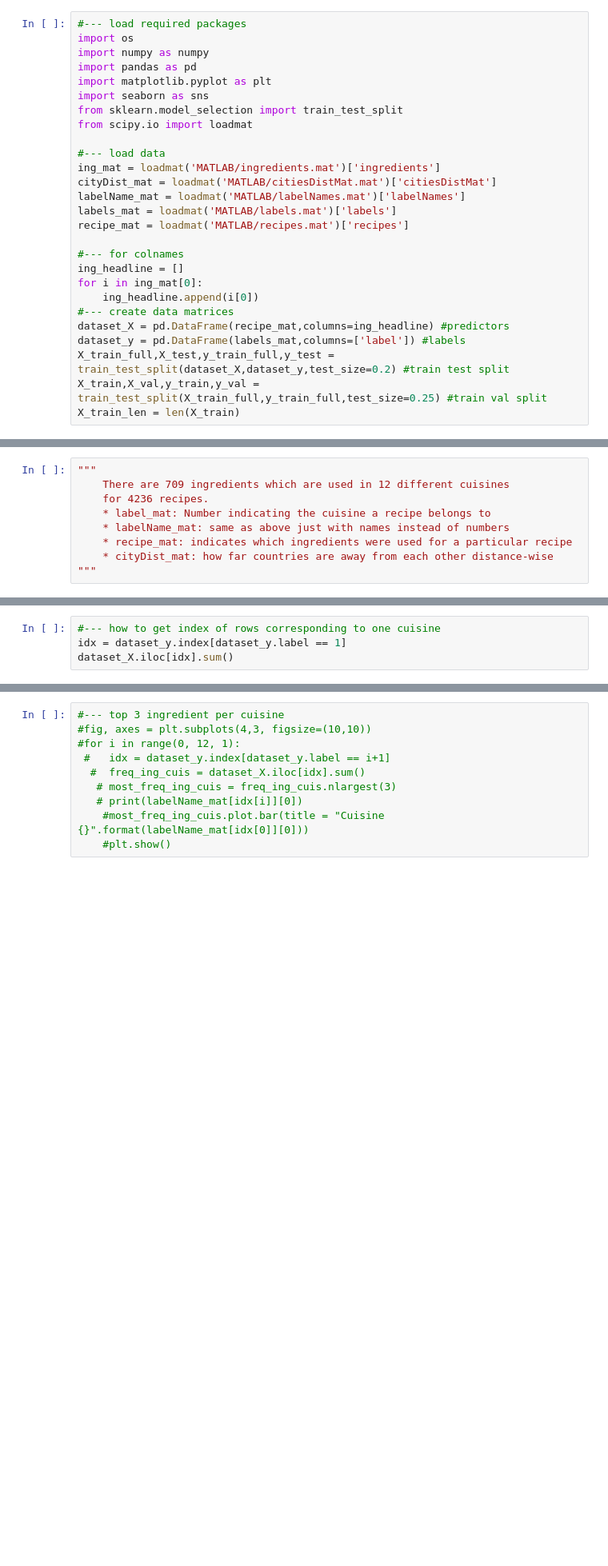
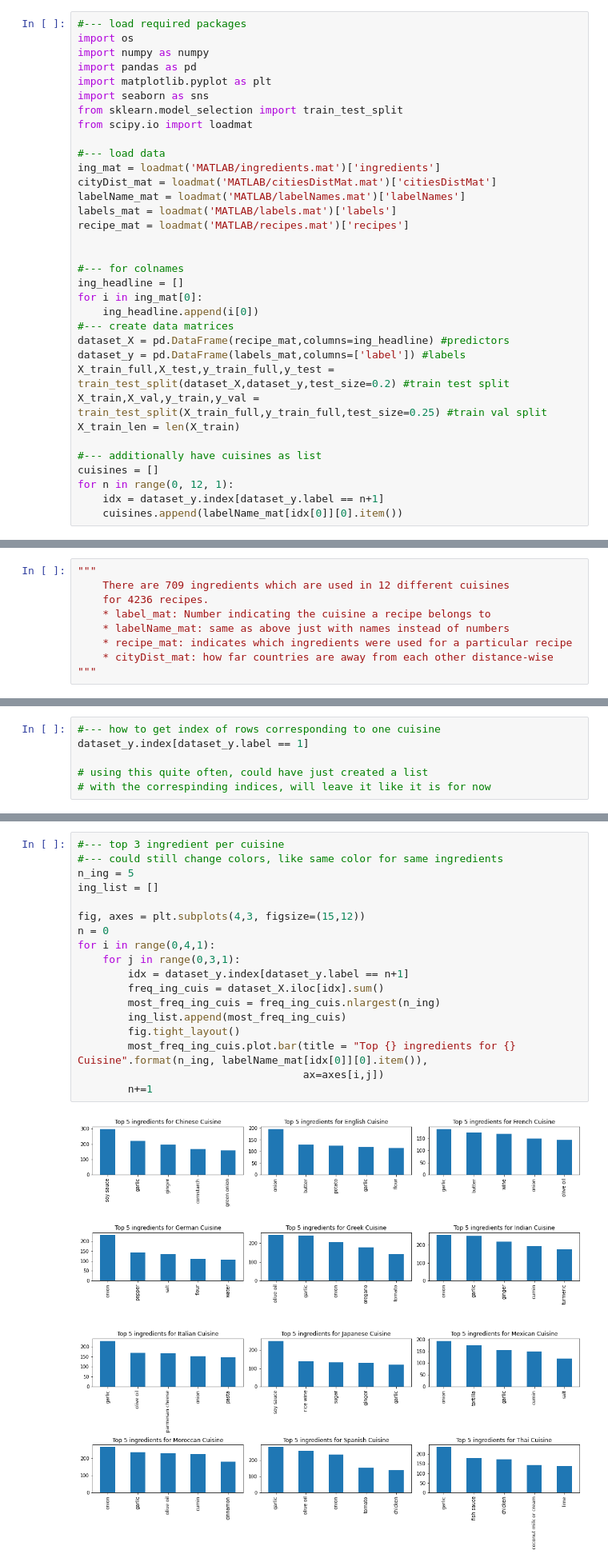
Before and after one commit to TedOiler/dme_gp, a Jupyter notebook: recipes/nathalie.ipynb, the cells around one changed output, grey strips where cells are left out. Shown at 80% size. Cells and saved outputs as stored; diff of their text form; blank space fills up the shorter version.

Commit message:
tidying up my code, added two parts (no ingredients used per cuisine/recipe)

```diff
--- a/recipes/nathalie.ipynb
+++ b/recipes/nathalie.ipynb
@@ -15,6 +15,7 @@ labelName_mat = loadmat('MATLAB/labelNames.mat')['labelNames']
 labels_mat = loadmat('MATLAB/labels.mat')['labels']
 recipe_mat = loadmat('MATLAB/recipes.mat')['recipes']
 
+
 #--- for colnames
 ing_headline = []
 for i in ing_mat[0]:
@@ -25,3 +26,9 @@ dataset_y = pd.DataFrame(labels_mat,columns=['label']) #labels
 X_train_full,X_test,y_train_full,y_test = train_test_split(dataset_X,dataset_y,test_size=0.2) #train test split
 X_train,X_val,y_train,y_val = train_test_split(X_train_full,y_train_full,test_size=0.25) #train val split
 X_train_len = len(X_train)
+
+#--- additionally have cuisines as list
+cuisines = []
+for n in range(0, 12, 1):
+    idx = dataset_y.index[dataset_y.label == n+1]
+    cuisines.append(labelName_mat[idx[0]][0].item())
@@ -59,5 +44,7 @@ Length: 709, dtype: int64
 # %%
 #--- how to get index of rows corresponding to one cuisine
-idx = dataset_y.index[dataset_y.label == 1]
-dataset_X.iloc[idx].sum()
+dataset_y.index[dataset_y.label == 1]
+
+# using this quite often, could have just created a list
+# with the correspinding indices, will leave it like it is for now
 # %% [output]
@@ -84,11 +66,21 @@ most_freq_ing.plot.bar()
 [figure]
 # %%
 #--- top 3 ingredient per cuisine
-#fig, axes = plt.subplots(4,3, figsize=(10,10))
-#for i in range(0, 12, 1):
- #   idx = dataset_y.index[dataset_y.label == i+1]
-  #  freq_ing_cuis = dataset_X.iloc[idx].sum()
-   # most_freq_ing_cuis = freq_ing_cuis.nlargest(3)
-   # print(labelName_mat[idx[i]][0])
-    #most_freq_ing_cuis.plot.bar(title = "Cuisine {}".format(labelName_mat[idx[0]][0]))
-    #plt.show()
+#--- could still change colors, like same color for same ingredients
+n_ing = 5
+ing_list = []
+
+fig, axes = plt.subplots(4,3, figsize=(15,12))
+n = 0
+for i in range(0,4,1):
+    for j in range(0,3,1):
+        idx = dataset_y.index[dataset_y.label == n+1]
+        freq_ing_cuis = dataset_X.iloc[idx].sum()
+        most_freq_ing_cuis = freq_ing_cuis.nlargest(n_ing)
+        ing_list.append(most_freq_ing_cuis)
+        fig.tight_layout()
+        most_freq_ing_cuis.plot.bar(title = "Top {} ingredients for {} Cuisine".format(n_ing, labelName_mat[idx[0]][0].item()),
+                                    ax=axes[i,j])
+        n+=1
+# %% [output]
+[figure, added]
```
Also changed, not shown: parts of 14 cells of this notebook.
